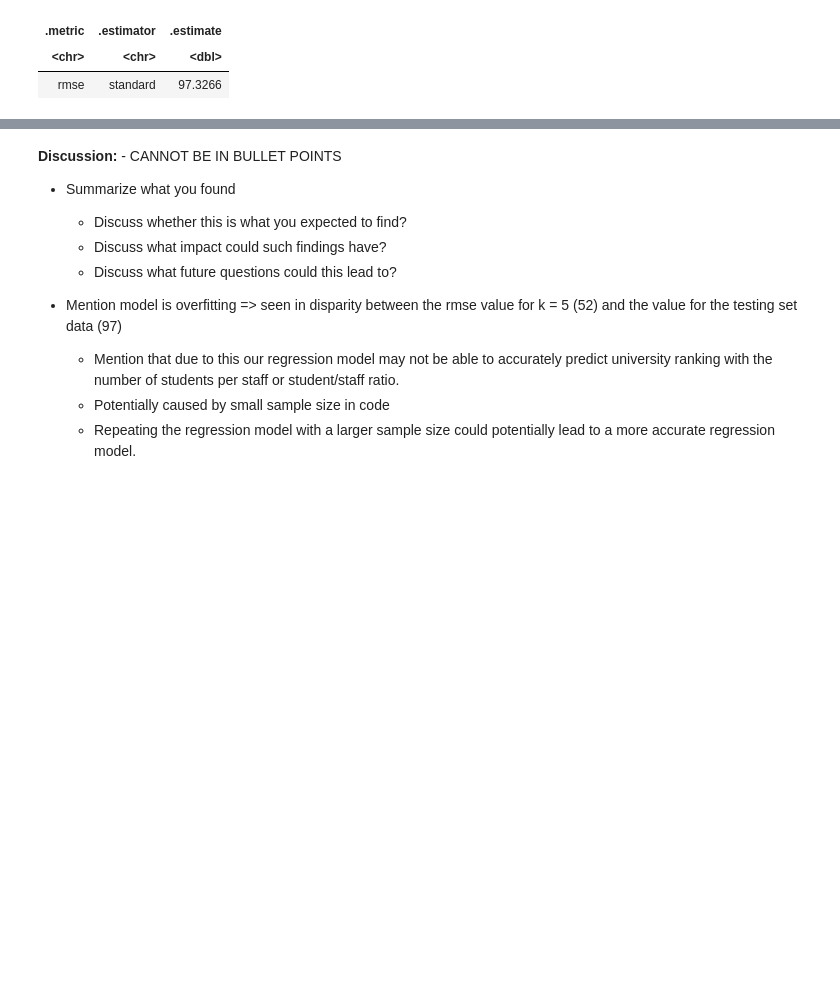
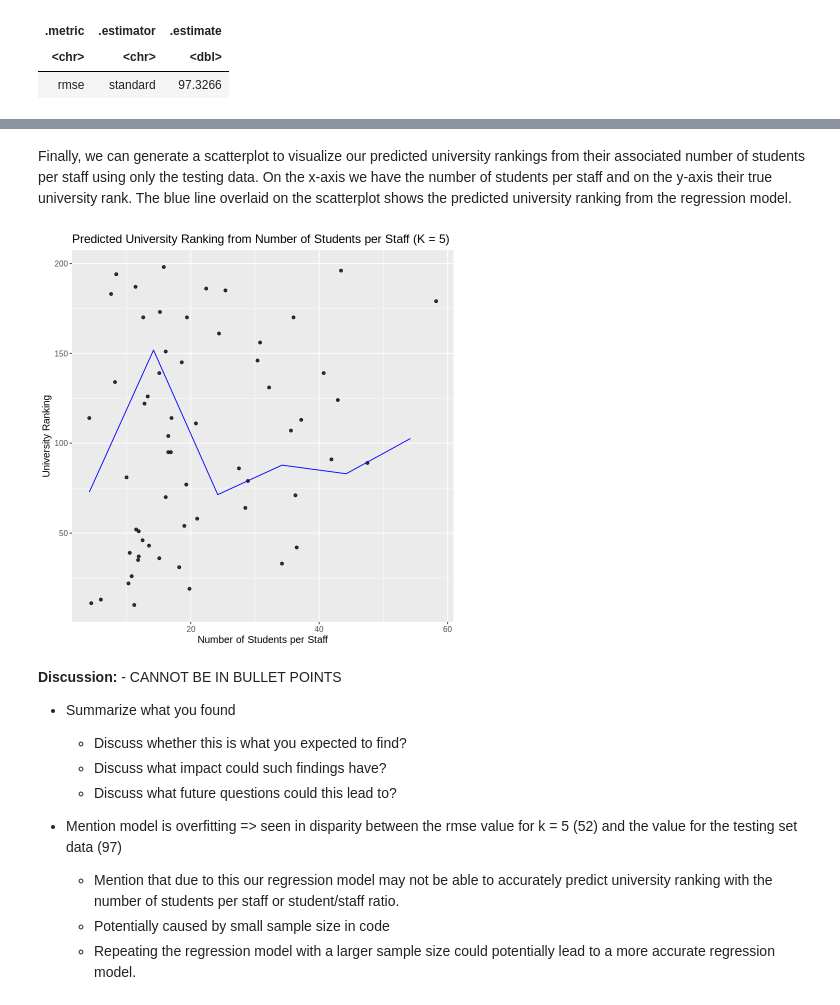
Before and after one commit to petercmh01/DSCI_004_Group_36, a Jupyter notebook: group_project_report.ipynb, the cells around one changed output, grey strips where cells are left out. Drawn from its saved outputs; the diff is of its cells as text; code cells hidden in the pictures; blank space fills up the shorter version.

```diff
--- a/group_project_report.ipynb
+++ b/group_project_report.ipynb
@@ -345,3 +341,19 @@ A tibble: 6 × 2
+# %% [markdown]
+Finally, we can generate a scatterplot to visualize our predicted university rankings from their associated number of students per staff using only the testing data. On the x-axis we have the number of students per staff and on the y-axis their true university rank. The blue line overlaid on the scatterplot shows the predicted university ranking from the regression model.
+# %%
+plot_final <- ggplot(university_testing, aes(x = number_students_per_staff, y = university_rank)) +
+  geom_point(alpha = 0.8)+
+  geom_line(data = rank_preds,
+            mapping = aes(x = number_students_per_staff, y = .pred),
+            color = "blue") +
+  xlab("Number of Students per Staff") +
+  ylab("University Ranking") +
+  ggtitle("Predicted University Ranking from Number of Students per Staff (K = 5)") +
+  theme(text = element_text(size = 12))
+
+plot_final
+# %% [output]
+[figure, added]
 # %% [markdown]
 **Discussion:** - CANNOT BE IN BULLET POINTS
 - Summarize what you found
```
Also changed, not shown: parts of 8 cells of this notebook.
